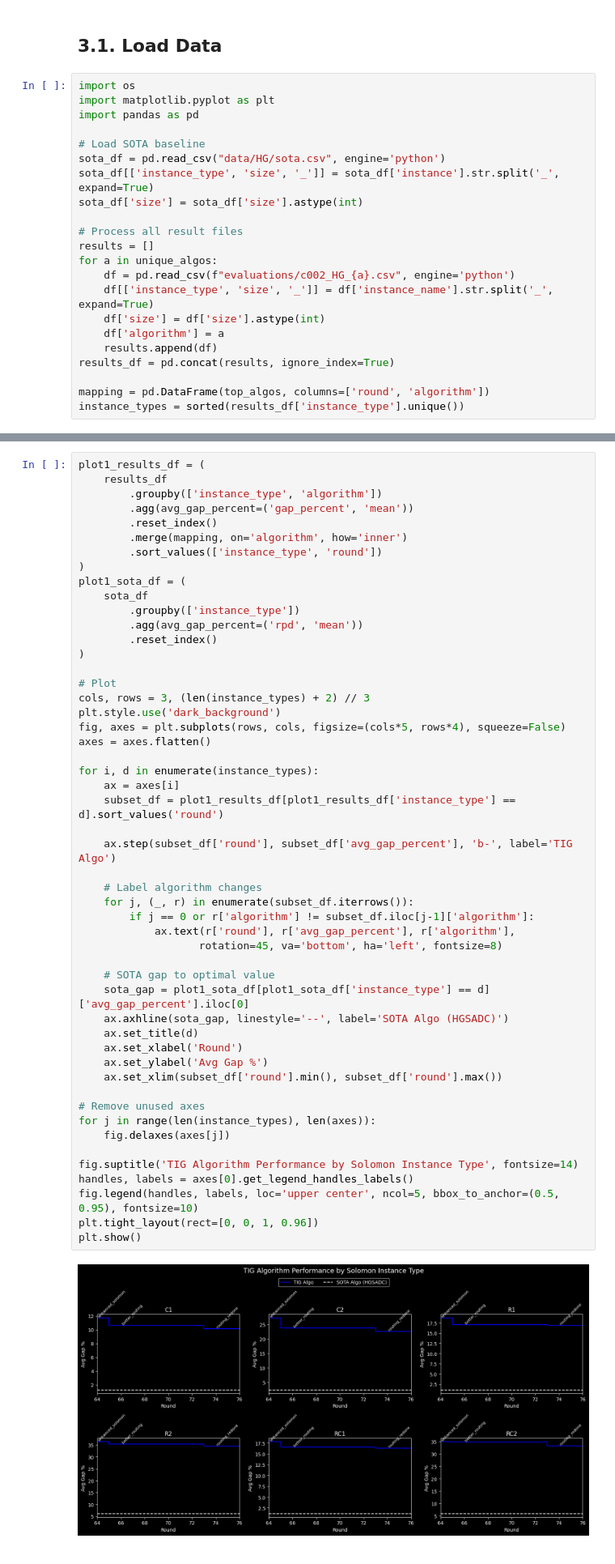
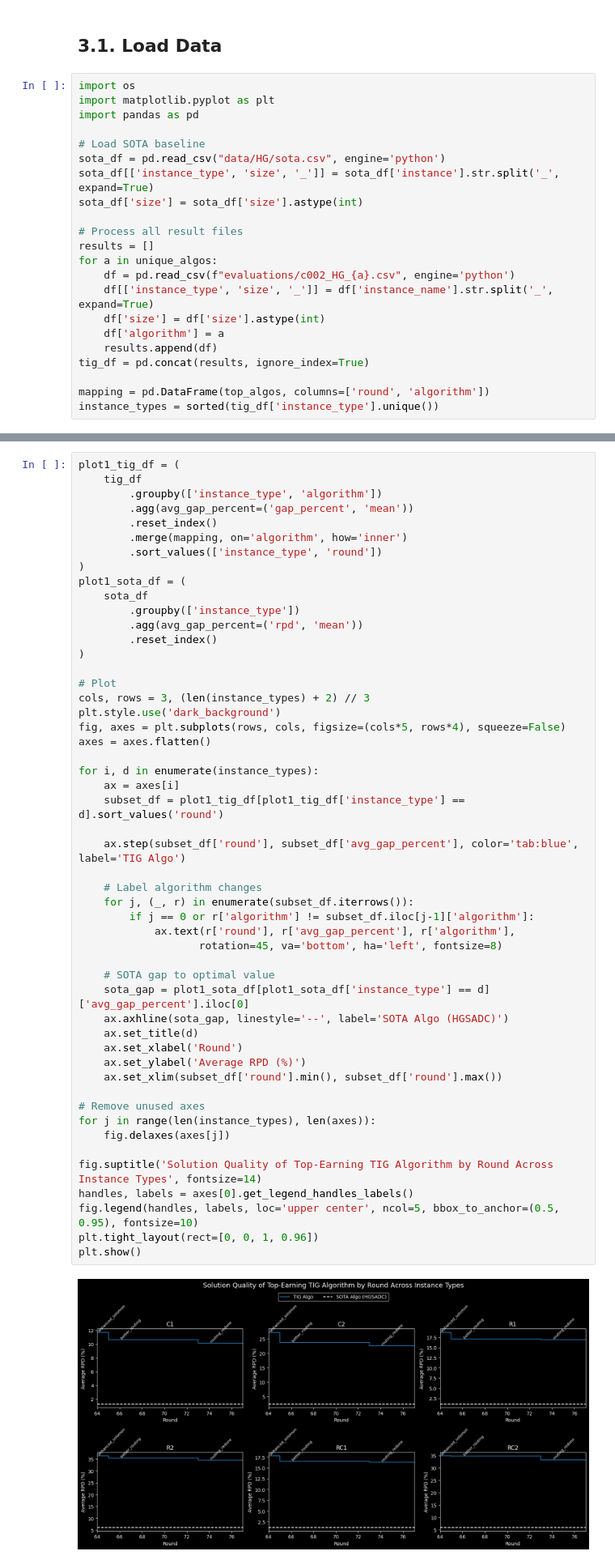
Before and after one commit to tig-foundation/tig-SOTA-metrics, a Jupyter notebook: vehicle_routing_evaluator/quick_start.ipynb, the cells around one changed output, grey strips where cells are left out. Shown: that part at 81% size. Saved outputs shown, nothing was run; the diff lists cells and outputs as text.

Commit message:
Update vehicle routing notebook with evaluation plots.

```diff
--- a/vehicle_routing_evaluator/quick_start.ipynb
+++ b/vehicle_routing_evaluator/quick_start.ipynb
@@ -133,7 +145,7 @@ for a in unique_algos:
     df['size'] = df['size'].astype(int)
     df['algorithm'] = a
     results.append(df)
-results_df = pd.concat(results, ignore_index=True)
+tig_df = pd.concat(results, ignore_index=True)
 
 mapping = pd.DataFrame(top_algos, columns=['round', 'algorithm'])
-instance_types = sorted(results_df['instance_type'].unique())
+instance_types = sorted(tig_df['instance_type'].unique())
@@ -142,6 +155,6 @@ instance_types = sorted(results_df['instance_type'].unique())
 # %%
-plot1_results_df = (
-    results_df
+plot1_tig_df = (
+    tig_df
         .groupby(['instance_type', 'algorithm'])
         .agg(avg_gap_percent=('gap_percent', 'mean'))
         .reset_index()
@@ -160,35 +173,35 @@ cols, rows = 3, (len(instance_types) + 2) // 3
 plt.style.use('dark_background')
 fig, axes = plt.subplots(rows, cols, figsize=(cols*5, rows*4), squeeze=False)
 axes = axes.flatten()
 
 for i, d in enumerate(instance_types):
     ax = axes[i]
-    subset_df = plot1_results_df[plot1_results_df['instance_type'] == d].sort_values('round')
+    subset_df = plot1_tig_df[plot1_tig_df['instance_type'] == d].sort_values('round')
 
-    ax.step(subset_df['round'], subset_df['avg_gap_percent'], 'b-', label='TIG Algo')
+    ax.step(subset_df['round'], subset_df['avg_gap_percent'], color='tab:blue', label='TIG Algo')
 
     # Label algorithm changes
     for j, (_, r) in enumerate(subset_df.iterrows()):
         if j == 0 or r['algorithm'] != subset_df.iloc[j-1]['algorithm']:
             ax.text(r['round'], r['avg_gap_percent'], r['algorithm'],
                    rotation=45, va='bottom', ha='left', fontsize=8)
 
     # SOTA gap to optimal value
     sota_gap = plot1_sota_df[plot1_sota_df['instance_type'] == d]['avg_gap_percent'].iloc[0]
     ax.axhline(sota_gap, linestyle='--', label='SOTA Algo (HGSADC)')
     ax.set_title(d)
     ax.set_xlabel('Round')
-    ax.set_ylabel('Avg Gap %')
+    ax.set_ylabel('Average RPD (%)')
     ax.set_xlim(subset_df['round'].min(), subset_df['round'].max())
 
 # Remove unused axes
 for j in range(len(instance_types), len(axes)):
     fig.delaxes(axes[j])
 
-fig.suptitle('TIG Algorithm Performance by Solomon Instance Type', fontsize=14)
+fig.suptitle('Solution Quality of Top-Earning TIG Algorithm by Round Across Instance Types', fontsize=14)
 handles, labels = axes[0].get_legend_handles_labels()
 fig.legend(handles, labels, loc='upper center', ncol=5, bbox_to_anchor=(0.5, 0.95), fontsize=10)
 plt.tight_layout(rect=[0, 0, 1, 0.96])
 plt.show()
 # %% [output]
-[figure, old version]
+[figure, new version]
```
Also changed, not shown: parts of 10 cells of this notebook, 1 other file.
